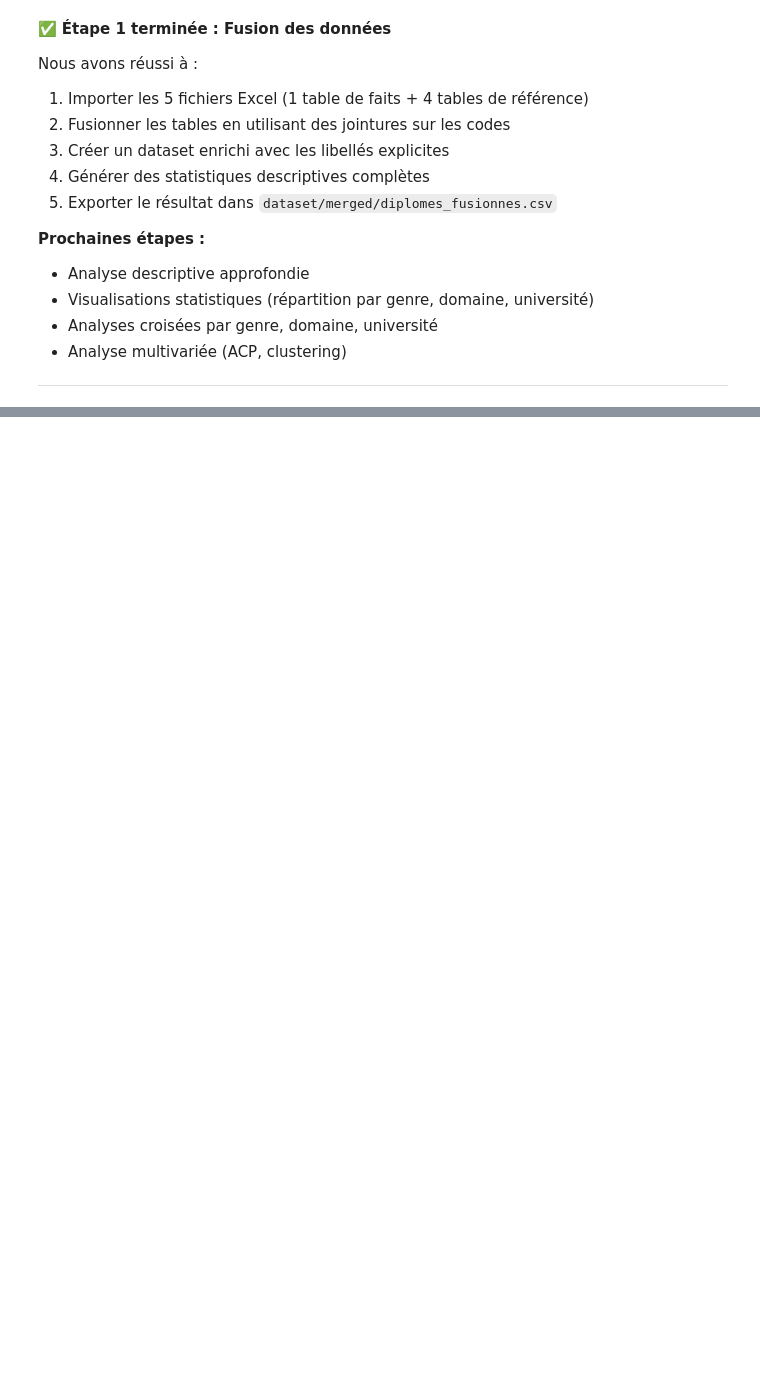
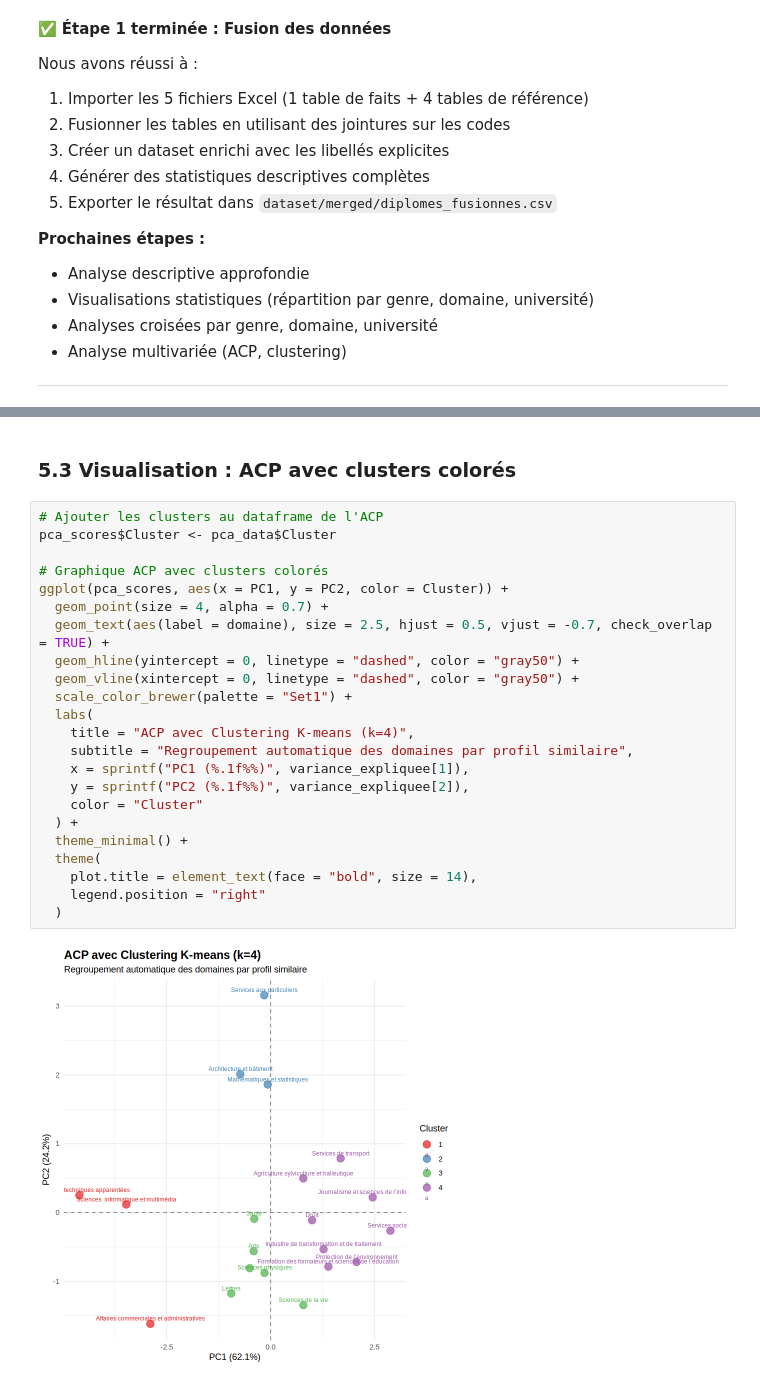
Before and after one commit to abderrahmenyoussef/Higher-Education-Graduates-Analysis, a Jupyter notebook: notebooks/Analyse_Statistique.ipynb, the cells around one changed output, grey strips where cells are left out. Saved outputs shown, nothing was run; the diff lists cells and outputs as text; blank space fills up the shorter version.

```diff
--- a/notebooks/Analyse_Statistique.ipynb
+++ b/notebooks/Analyse_Statistique.ipynb
@@ -446,0 +998,27 @@ Nous avons réussi à :
+# %% [markdown]
+### 5.3 Visualisation : ACP avec clusters colorés
+# %%
+# Ajouter les clusters au dataframe de l'ACP
+pca_scores$Cluster <- pca_data$Cluster
+
+# Graphique ACP avec clusters colorés
+ggplot(pca_scores, aes(x = PC1, y = PC2, color = Cluster)) +
+  geom_point(size = 4, alpha = 0.7) +
+  geom_text(aes(label = domaine), size = 2.5, hjust = 0.5, vjust = -0.7, check_overlap = TRUE) +
+  geom_hline(yintercept = 0, linetype = "dashed", color = "gray50") +
+  geom_vline(xintercept = 0, linetype = "dashed", color = "gray50") +
+  scale_color_brewer(palette = "Set1") +
+  labs(
+    title = "ACP avec Clustering K-means (k=4)",
+    subtitle = "Regroupement automatique des domaines par profil similaire",
+    x = sprintf("PC1 (%.1f%%)", variance_expliquee[1]),
+    y = sprintf("PC2 (%.1f%%)", variance_expliquee[2]),
+    color = "Cluster"
+  ) +
+  theme_minimal() +
+  theme(
+    plot.title = element_text(face = "bold", size = 14),
+    legend.position = "right"
+  )
+# %% [output]
+[figure, added]
```
Also changed, not shown: parts of 25 cells of this notebook.
